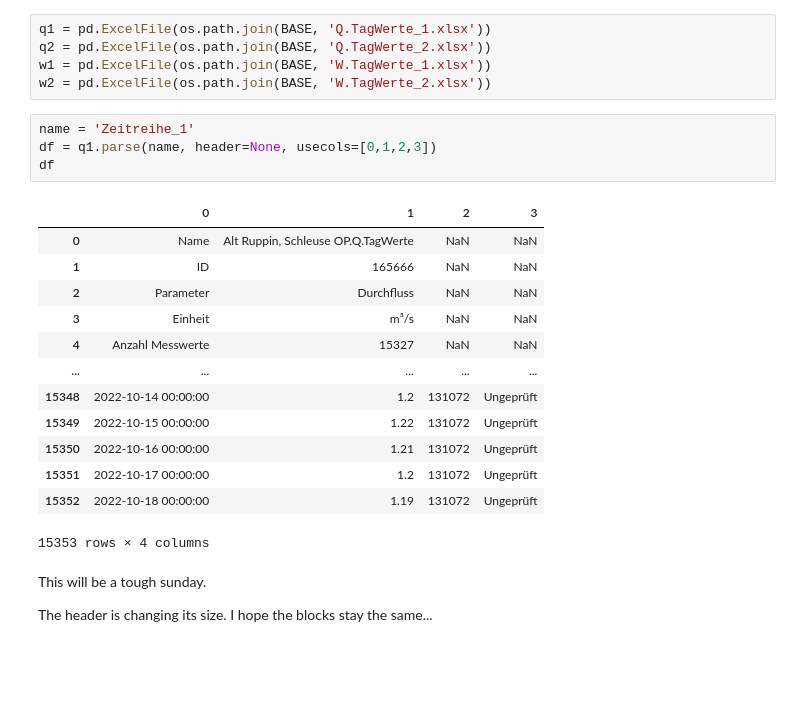
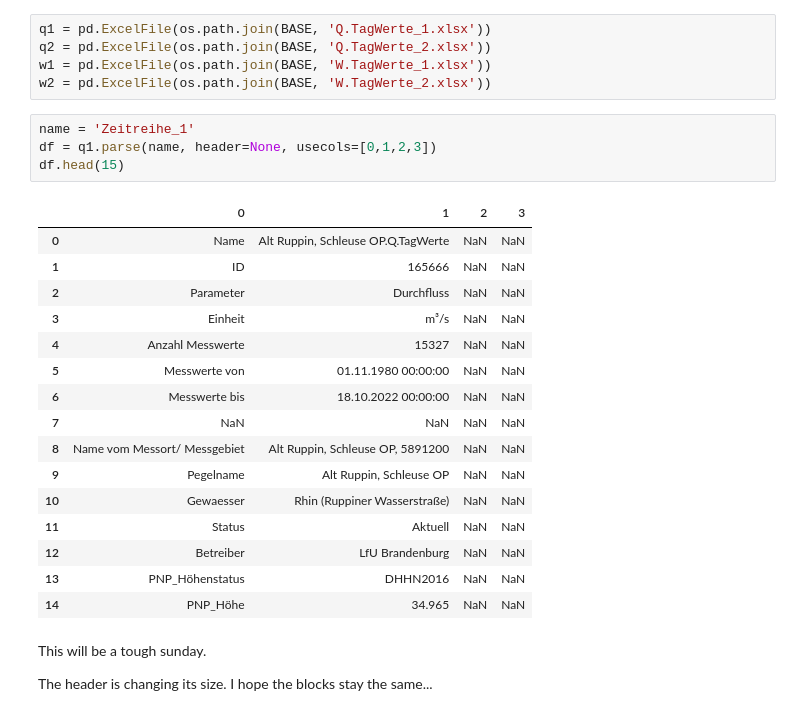
Before and after one commit to CAMELS-DE/camelsp, a Jupyter notebook: scripts/preprocess_de4.ipynb, the cells around one changed output. Drawn from its saved outputs; the diff is of its cells as text; blank space fills up the shorter version.

Commit message:
finally fix Brandenburg (not the nuts_mapping!)

```diff
--- a/scripts/preprocess_de4.ipynb
+++ b/scripts/preprocess_de4.ipynb
@@ -56,21 +56,24 @@ w2 = pd.ExcelFile(os.path.join(BASE, 'W.TagWerte_2.xlsx'))
 # %%
 name = 'Zeitreihe_1'
 df = q1.parse(name, header=None, usecols=[0,1,2,3])
-df
+df.head(15)
 # %% [output]
 |  | 0 | 1 | 2 | 3 |
 | 0 | Name | Alt Ruppin, Schleuse OP.Q.TagWerte | NaN | NaN |
 | 1 | ID | 165666 | NaN | NaN |
 | 2 | Parameter | Durchfluss | NaN | NaN |
 | 3 | Einheit | m³/s | NaN | NaN |
 | 4 | Anzahl Messwerte | 15327 | NaN | NaN |
-| ... | ... | ... | ... | ... |
-| 15348 | 2022-10-14 00:00:00 | 1.2 | 131072 | Ungeprüft |
-| 15349 | 2022-10-15 00:00:00 | 1.22 | 131072 | Ungeprüft |
-| 15350 | 2022-10-16 00:00:00 | 1.21 | 131072 | Ungeprüft |
-| 15351 | 2022-10-17 00:00:00 | 1.2 | 131072 | Ungeprüft |
-| 15352 | 2022-10-18 00:00:00 | 1.19 | 131072 | Ungeprüft |
+| 5 | Messwerte von | 01.11.1980 00:00:00 | NaN | NaN |
+| 6 | Messwerte bis | 18.10.2022 00:00:00 | NaN | NaN |
+| 7 | NaN | NaN | NaN | NaN |
+| 8 | Name vom Messort/ Messgebiet | Alt Ruppin, Schleuse OP, 5891200 | NaN | NaN |
+| 9 | Pegelname | Alt Ruppin, Schleuse OP | NaN | NaN |
+| 10 | Gewaesser | Rhin (Ruppiner Wasserstraße) | NaN | NaN |
+| 11 | Status | Aktuell | NaN | NaN |
+| 12 | Betreiber | LfU Brandenburg | NaN | NaN |
+| 13 | PNP_Höhenstatus | DHHN2016 | NaN | NaN |
+| 14 | PNP_Höhe | 34.965 | NaN | NaN |
-15353 rows × 4 columns
 # %% [markdown]
 This will be a tough sunday.
 
```
Also changed, not shown: parts of 28 cells of this notebook.
